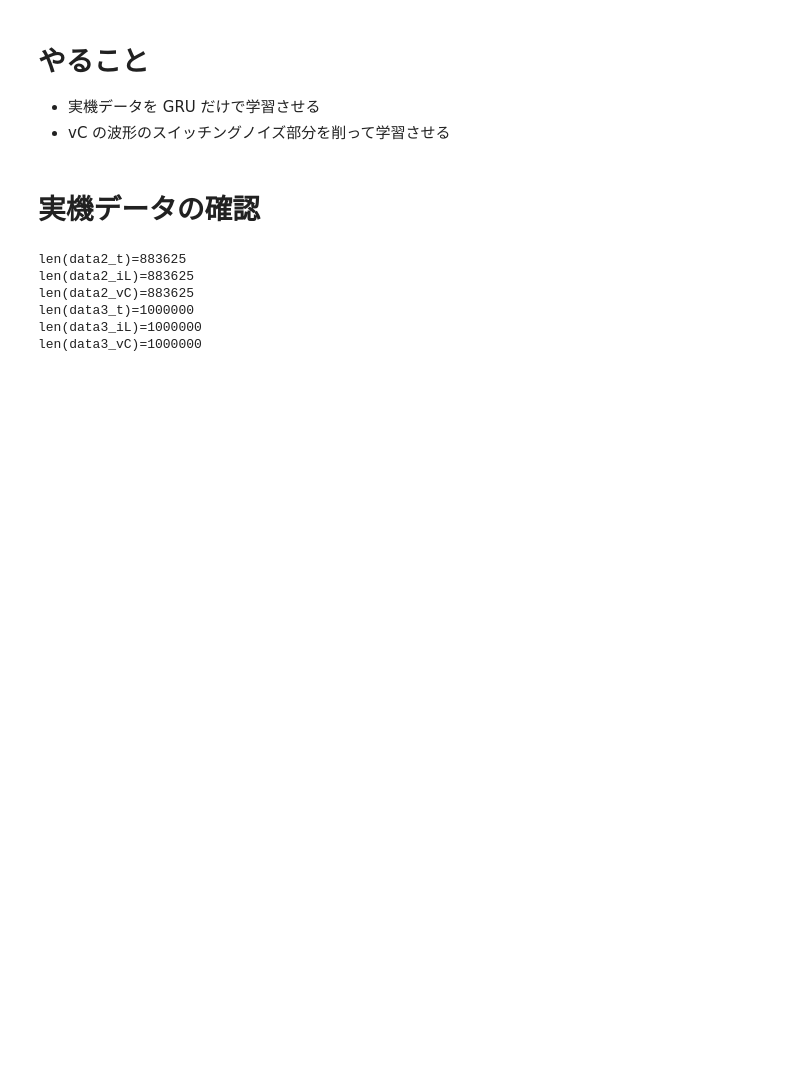
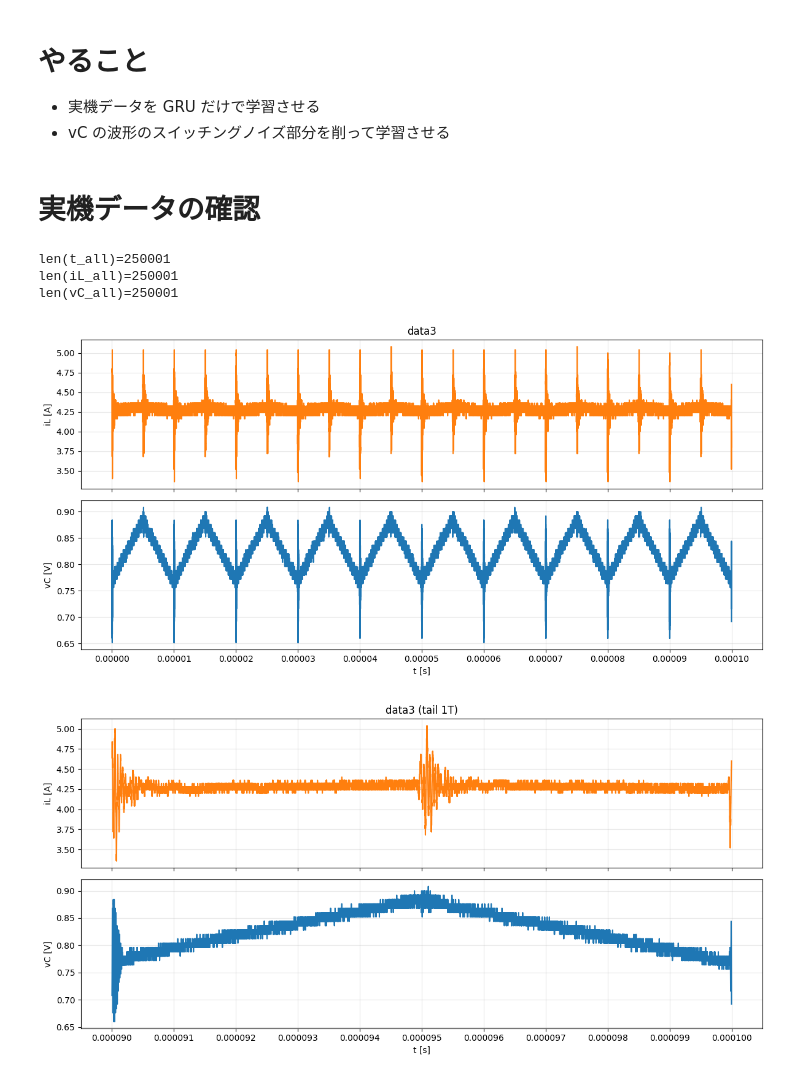
Before and after one commit to University-Laboratory/rnn-pann, a Jupyter notebook: actual_machine_notebooks/note2/note2.ipynb, the cells around one changed output. Saved outputs shown, nothing was run; the diff lists cells and outputs as text; code cells hidden in the pictures; blank space fills up the shorter version.

Commit message:
feat: Enhance data loading and plotting utilities; update notebook with new markdown and code sections

```diff
--- a/actual_machine_notebooks/note2/note2.ipynb
+++ b/actual_machine_notebooks/note2/note2.ipynb
@@ -24,16 +21,18 @@ np.random.seed(seed)
 # %%
 keep_log = False  # 結果保存するかどうか
 
-# 真値パラメータ（すべてのデータセットで共通）
+# 真値パラメータ
 L_true: float = 223.6e-6
 C_true: float = 73.8e-6
 R_true: float = 5
 
-Vin = 10
-Vref = 5
-duty = Vref / Vin
-f_sw = 1e5  # スイッチング周波数
-T = 1 / f_sw  # 1周期の実時間
+Vin: int = 10
+Vref: int = 5
+duty: float = Vref / Vin
+f_sw: float = 1e5  # スイッチング周波数
+T: float = 1 / f_sw  # 1周期の実時間
+cycles: int = 10
+samples_per_cycle: int = 200
 
 train_ratio = 0.3
 valid_ratio = 0.3
@@ -59,28 +58,29 @@ gru_epochs = 200
 # %% [markdown]
 # 実機データの確認
 # %%
-data2_t, data2_iL, data2_vC = load_data(
-    path=path_list.path2,
-    downsample_step=1,
-    start_time=0,
-)
-data3_t, data3_iL, data3_vC = load_data(
+t_all, iL_all, vC_all = load_data(
     path=path_list.path3,
-    downsample_step=1,
-    start_time=0,
+    downsample_step=1,  # ダウンスケールしない
+    T=T,
+    cycles=cycles,
 )
 
-print(f"{len(data2_t)=}")
-print(f"{len(data2_iL)=}")
-print(f"{len(data2_vC)=}")
+print(f"{len(t_all)=}")
+print(f"{len(iL_all)=}")
+print(f"{len(vC_all)=}")
 
-print(f"{len(data3_t)=}")
-print(f"{len(data3_iL)=}")
-print(f"{len(data3_vC)=}")
+plot_iLvC(
+    t_all,
+    iL_all,
+    vC_all,
+    T=T,
+    title="data3",
+    show_tail_10=False,
+)
+plt.show()
 # %% [output]
-len(data2_t)=883625
-len(data2_iL)=883625
-len(data2_vC)=883625
-len(data3_t)=1000000
-len(data3_iL)=1000000
-len(data3_vC)=1000000
+len(t_all)=250001
+len(iL_all)=250001
+len(vC_all)=250001
+[figure, added]
+[figure, added]
```
Also changed, not shown: parts of 12 cells of this notebook, 2 other files.
